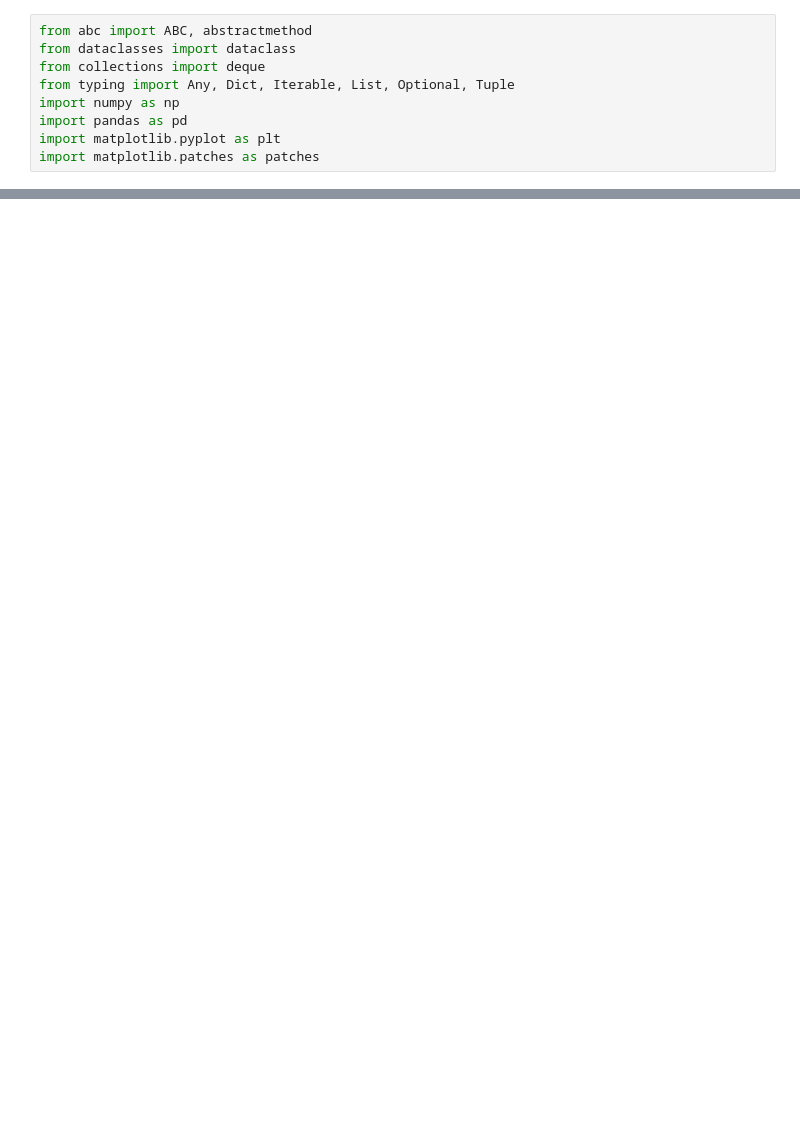
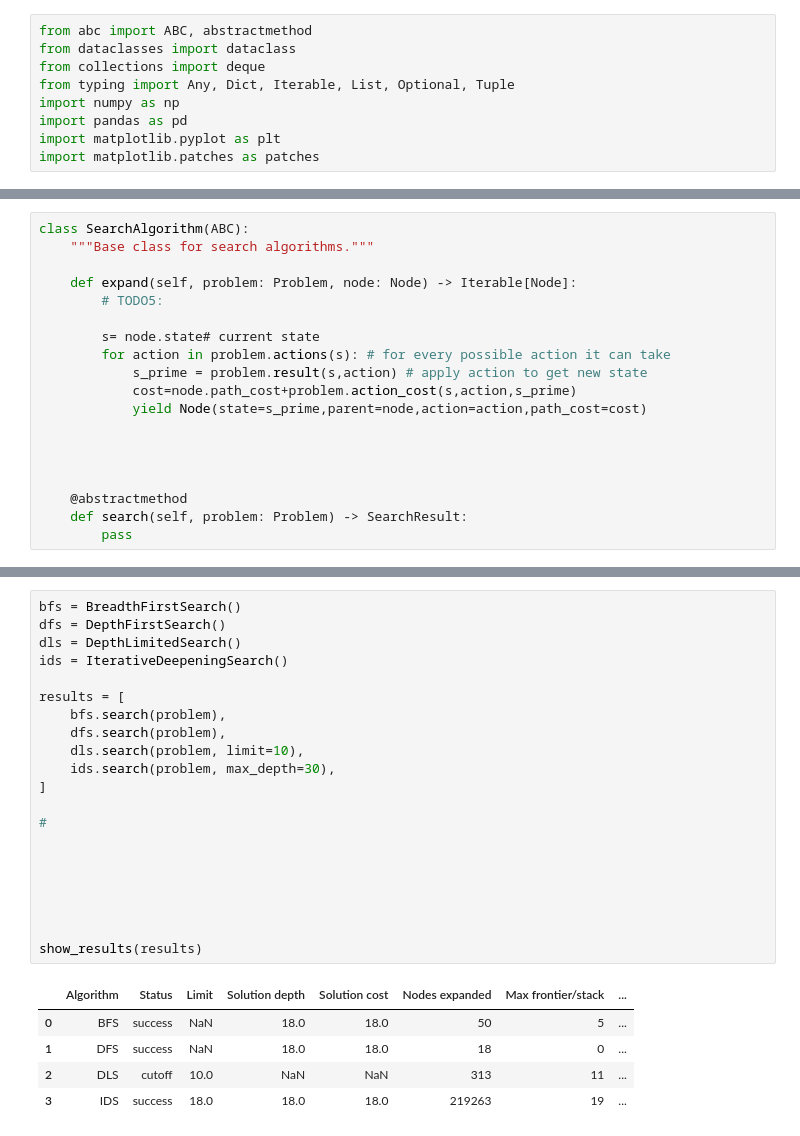
Before and after one commit to Phyron-gif/intro_to_ai_lab1, a Jupyter notebook: notebook/workspace.ipynb, the cells around one changed output, grey strips where cells are left out. Drawn from its saved outputs; the diff is of its cells as text; blank space fills up the shorter version.

```diff
--- a/notebook/workspace.ipynb
+++ b/notebook/workspace.ipynb
@@ -91,0 +299,19 @@ class GridProblem(Problem):
+# %%
+class SearchAlgorithm(ABC):
+    """Base class for search algorithms."""
+
+    def expand(self, problem: Problem, node: Node) -> Iterable[Node]:
+        # TODO5:
+
+        s= node.state# current state
+        for action in problem.actions(s): # for every possible action it can take
+            s_prime = problem.result(s,action) # apply action to get new state
+            cost=node.path_cost+problem.action_cost(s,action,s_prime)
+            yield Node(state=s_prime,parent=node,action=action,path_cost=cost)
+
+
+
+
+    @abstractmethod
+    def search(self, problem: Problem) -> SearchResult:
+        pass
@@ -91,0 +553,27 @@ class GridProblem(Problem):
+# %%
+bfs = BreadthFirstSearch()
+dfs = DepthFirstSearch()
+dls = DepthLimitedSearch()
+ids = IterativeDeepeningSearch()
+
+results = [
+    bfs.search(problem),
+    dfs.search(problem),
+    dls.search(problem, limit=10),
+    ids.search(problem, max_depth=30),
+]
+
+#
+
+
+
+
+
+
+show_results(results)
+# %% [output]
+|  | Algorithm | Status | Limit | Solution depth | Solution cost | Nodes expanded | Max frontier/stack | ... |
+| 0 | BFS | success | NaN | 18.0 | 18.0 | 50 | 5 | ... |
+| 1 | DFS | success | NaN | 18.0 | 18.0 | 18 | 0 | ... |
+| 2 | DLS | cutoff | 10.0 | NaN | NaN | 313 | 11 | ... |
+| 3 | IDS | success | 18.0 | 18.0 | 18.0 | 219263 | 19 | ... |
```
Also changed, not shown: parts of 14 cells of this notebook.
